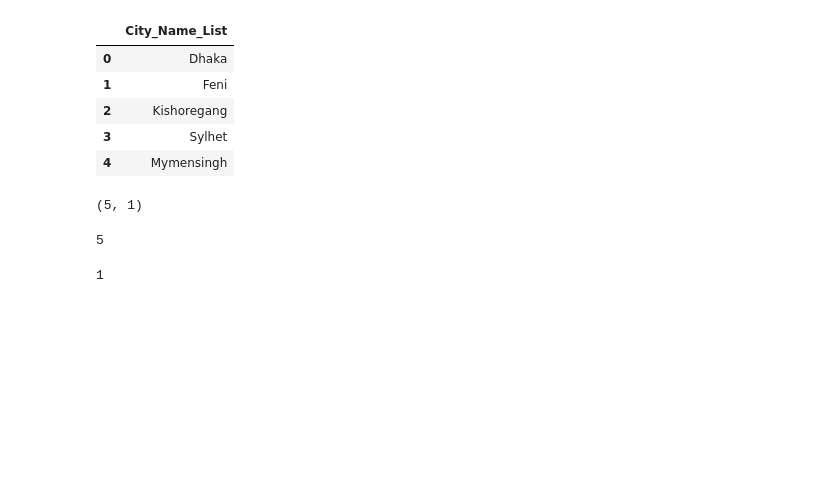
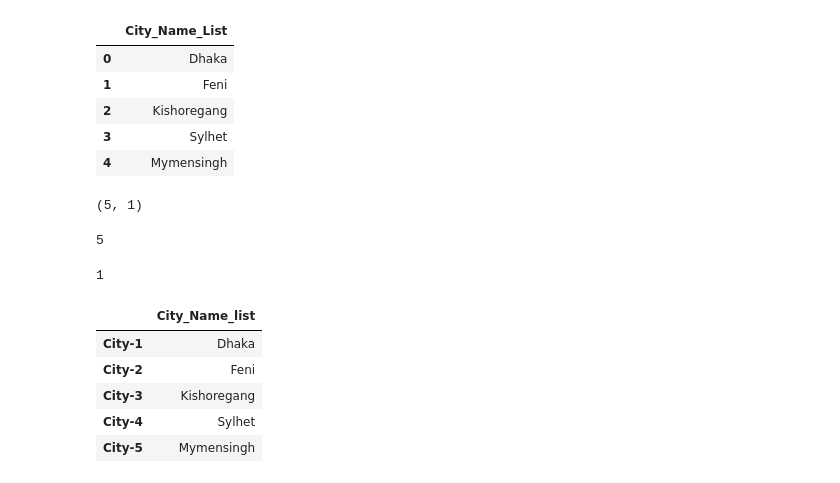
Before and after one commit to jobayed80/Machine_Learning_Learning_Course, a Jupyter notebook: Machine_Learning_Beginner.ipynb, the cells around one changed output. Saved outputs shown, nothing was run; the diff lists cells and outputs as text; code cells hidden in the pictures; blank space fills up the shorter version.

```diff
--- a/Machine_Learning_Beginner.ipynb
+++ b/Machine_Learning_Beginner.ipynb
@@ -57,0 +56,12 @@ col
+# %%
+#Here defined of being rows.
+df = pd.DataFrame(city, columns=['City_Name_list'], index=['City-1', 'City-2', 'City-3', 'City-4', 'City-5'])
+# %%
+df
+# %% [output]
+|  | City_Name_list |
+| City-1 | Dhaka |
+| City-2 | Feni |
+| City-3 | Kishoregang |
+| City-4 | Sylhet |
+| City-5 | Mymensingh |
```
Also changed, not shown: parts of 8 cells of this notebook.
